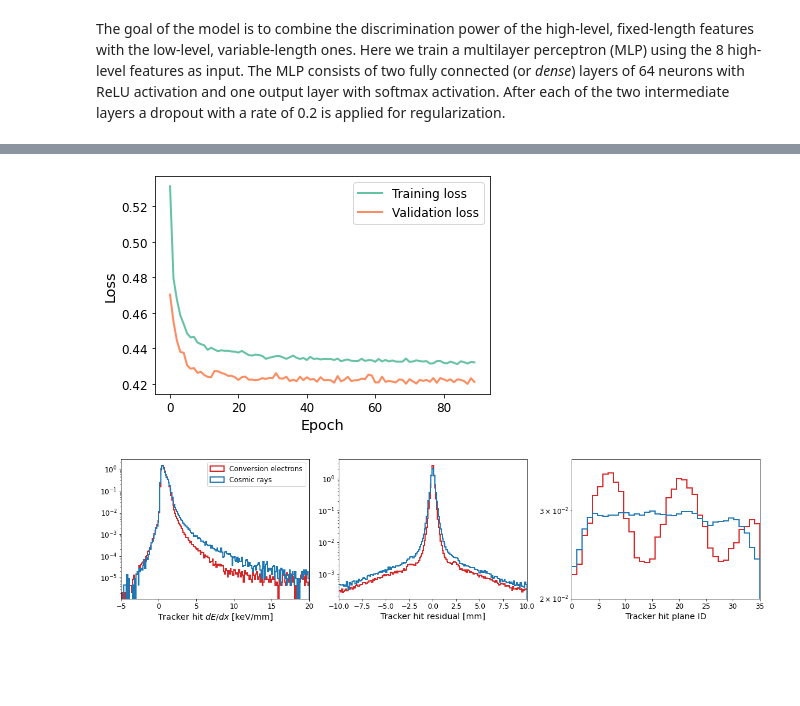
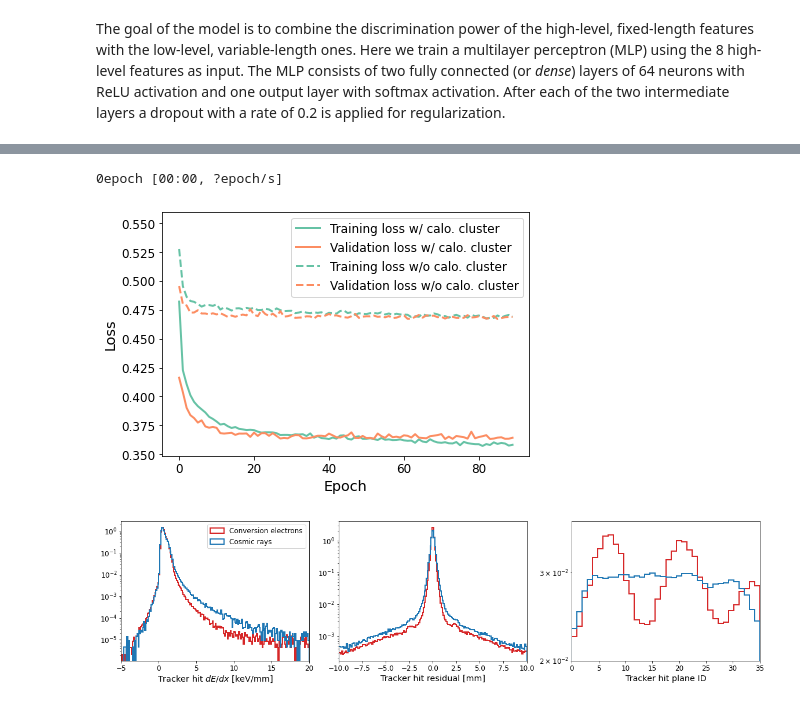
Before and after one commit to soleti/DeePID, a Jupyter notebook: DeePID.ipynb, the cells around one changed output, grey strips where cells are left out. Drawn from its saved outputs; the diff is of its cells as text; code cells hidden in the pictures; blank space fills up the shorter version.

```diff
--- a/DeePID.ipynb
+++ b/DeePID.ipynb
@@ -81,5 +75,8 @@ df_full, global_full, dedx_full, residual_full, plane_full = deepid.prepare_data
 # %% [markdown]
 The goal of the model is to combine the discrimination power of the high-level, fixed-length features with the low-level, variable-length ones. Here we train a multilayer perceptron (MLP) using the 8 high-level features as input. The MLP consists of two fully connected (or _dense_) layers of 64 neurons with ReLU activation and one output layer with softmax activation. After each of the two intermediate layers a dropout with a rate of 0.2 is applied for regularization.
 # %%
-x_global_train, x_global_test, y_global_train, y_global_test = train_test_split(global_full, target, test_size=0.5, random_state=42)
-x_global_test, x_global_valid, y_global_test, y_global_valid = train_test_split(x_global_test, y_global_test, test_size=0.5, random_state=42)
+x_global_yescalo_train, x_global_yescalo_test, y_global_yescalo_train, y_global_yescalo_test = train_test_split(global_yescalo, target_yescalo, test_size=0.5, random_state=42)
+x_global_yescalo_test, x_global_yescalo_valid, y_global_yescalo_test, y_global_yescalo_valid = train_test_split(x_global_yescalo_test, y_global_yescalo_test, test_size=0.5, random_state=42)
+# %%
+x_global_nocalo_train, x_global_nocalo_test, y_global_nocalo_train, y_global_nocalo_test = train_test_split(global_nocalo, target_nocalo, test_size=0.5, random_state=42)
+x_global_nocalo_test, x_global_nocalo_valid, y_global_nocalo_test, y_global_nocalo_valid = train_test_split(x_global_nocalo_test, y_global_nocalo_test, test_size=0.5, random_state=42)
@@ -113,11 +138,11 @@ fig.savefig("highlevel.pdf")
 # %%
-n_variables = x_global_train.shape[1]
+n_variables = x_global_nocalo_train.shape[1]
 
-this_global = deepid.model_global(n_variables)
+this_global_nocalo = deepid.model_global(n_variables)
 
-history_global = this_global.fit(x_global_train, y_global_train,
-                                 epochs=90,
-                                 verbose=0,
-                                 validation_data=(x_global_valid, y_global_valid),
-                                 callbacks=[TqdmCallback(verbose=1)])
+history_global_nocalo = this_global_nocalo.fit(x_global_nocalo_train, y_global_nocalo_train,
+                                               epochs=90,
+                                               verbose=0,
+                                               validation_data=(x_global_nocalo_valid, y_global_nocalo_valid),
+                                               callbacks=[TqdmCallback(verbose=1)])
 # %% [output]
@@ -125,12 +150,30 @@ history_global = this_global.fit(x_global_train, y_global_train,
 To enable them in other operations, rebuild TensorFlow with the appropriate compiler flags.
 0epoch [00:00, ?epoch/s]
+# %%
+n_variables = x_global_yescalo_train.shape[1]
+
+this_global_yescalo = deepid.model_global(n_variables)
+
+history_global_yescalo = this_global_yescalo.fit(x_global_yescalo_train, y_global_yescalo_train,
+                                                 epochs=90,
+                                                 verbose=0,
+                                                 validation_data=(x_global_yescalo_valid, y_global_yescalo_valid),
+                                                 callbacks=[TqdmCallback(verbose=1)])
+# %% [output]
+0epoch [00:00, ?epoch/s]
 # %%
-fig, ax = plt.subplots(1,1)
-ax.plot(history_global.history['loss'], label="Training loss", lw=2)
-ax.plot(history_global.history['val_loss'], label="Validation loss", lw=2)
+fig, ax = plt.subplots(1,1,constrained_layout=True)
+
+ax.plot(history_global_yescalo.history['loss'], label="Training loss w/ calo. cluster", lw=2)
+ax.plot(history_global_yescalo.history['val_loss'], label="Validation loss w/ calo. cluster", lw=2)
+plt.gca().set_prop_cycle(None)
+ax.plot(history_global_nocalo.history['loss'], label="Training loss w/o calo. cluster", lw=2, ls="--")
+ax.plot(history_global_nocalo.history['val_loss'], label="Validation loss w/o calo. cluster", lw=2, ls="--")
+
+ax.legend()
 ax.set_xlabel("Epoch")
 ax.set_ylabel("Loss")
-ax.legend()
+ax.set_ylim(top=0.56)
 fig.savefig("global_loss.pdf")
 # %% [output]
-[figure, old version]
+[figure, new version]
```
Also changed, not shown: parts of 58 cells of this notebook, 1 other file.
